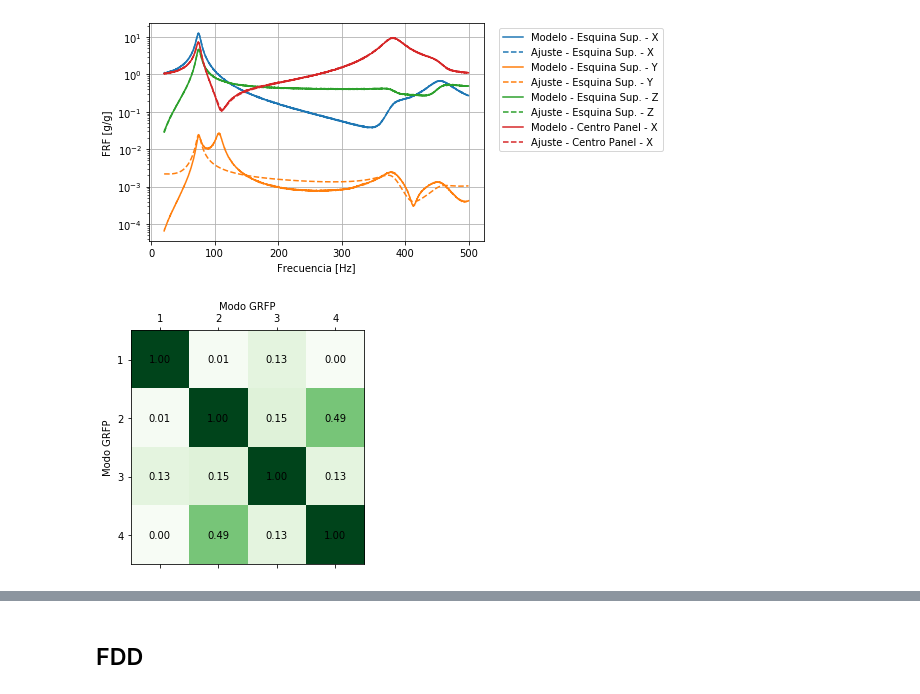
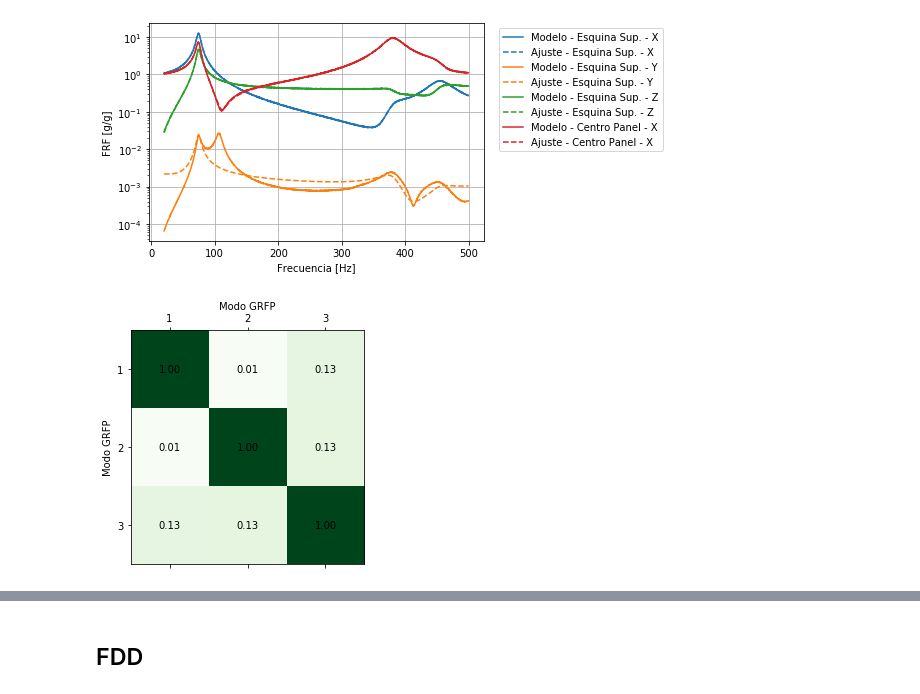
Before and after one commit to rafadodo/atelier, a Jupyter notebook: ema_vs_oma_full.ipynb, the cells around one changed output, grey strips where cells are left out. Saved outputs shown, nothing was run; the diff lists cells and outputs as text; code cells hidden in the pictures.

```diff
--- a/ema_vs_oma_full.ipynb
+++ b/ema_vs_oma_full.ipynb
@@ -302,11 +303,11 @@ plt.show()
 [figure]
 # %%
 modes_grfp = (modal_mag_n*np.exp(1j*modal_ang_n)).T
-MAC_grfp = mac.get_MAC_matrix(modes_grfp, modes_grfp)
+MAC_grfp = mac.get_MAC_matrix(modes_grfp[:,:-1], modes_grfp[:,:-1])
 mac.plot_MAC(MAC_grfp, 'Greens', 'k', title_str=None, labels=['Modo GRFP', 'Modo GRFP'])
 plt.savefig('AutoMAC_GRFP_base.pdf', bbox_inches='tight')
 # %% [output]
-[figure, old version]
+[figure, new version]
 # %%
 for mode_idx in range(modes_grfp.shape[1]):
     mode_shape = modes_grfp[:,mode_idx]
```
Also changed, not shown: parts of 21 cells of this notebook, 3 other files.
